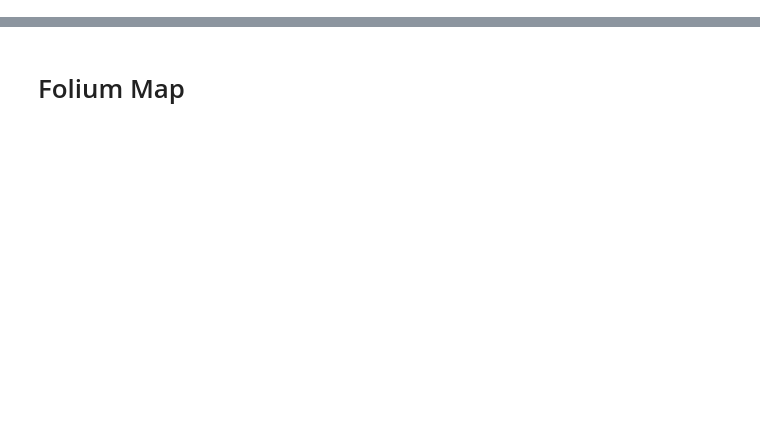
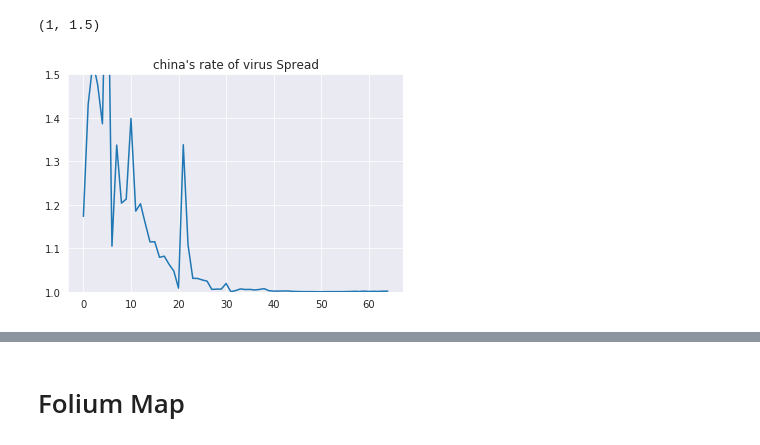
Before and after one commit to SadilKhan/COVID-19-Analysis, a Jupyter notebook: COVID-19.ipynb, the cells around one changed output, grey strips where cells are left out. Saved outputs shown, nothing was run; the diff lists cells and outputs as text; code cells hidden in the pictures; blank space fills up the shorter version.

```diff
--- a/COVID-19.ipynb
+++ b/COVID-19.ipynb
@@ -46,0 +66,7 @@ usa_recovered=recovered[recovered['Country']=='US'].iloc[:,4:].sum(axis=0)
+# %%
+plt.plot(multi(china_confirmed))
+plt.title("china's rate of virus Spread")
+plt.ylim(1,1.5)
+# %% [output]
+(1, 1.5)
+[figure, added]
```
Also changed, not shown: parts of 39 cells of this notebook.
